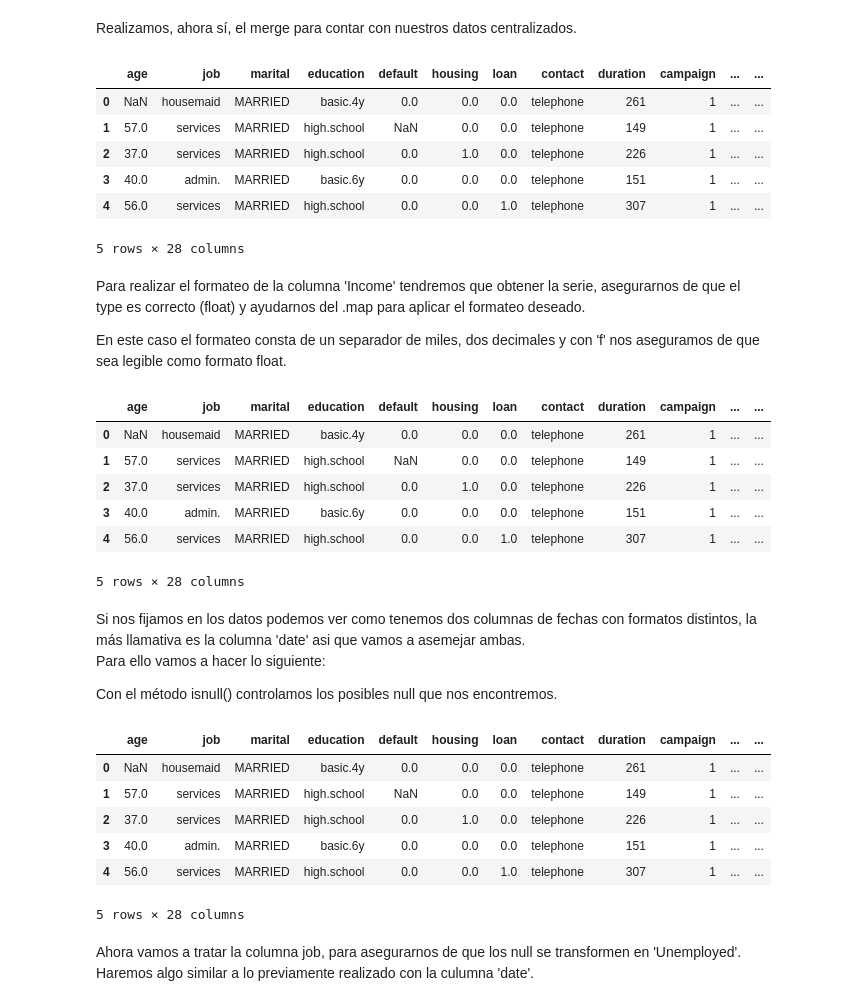
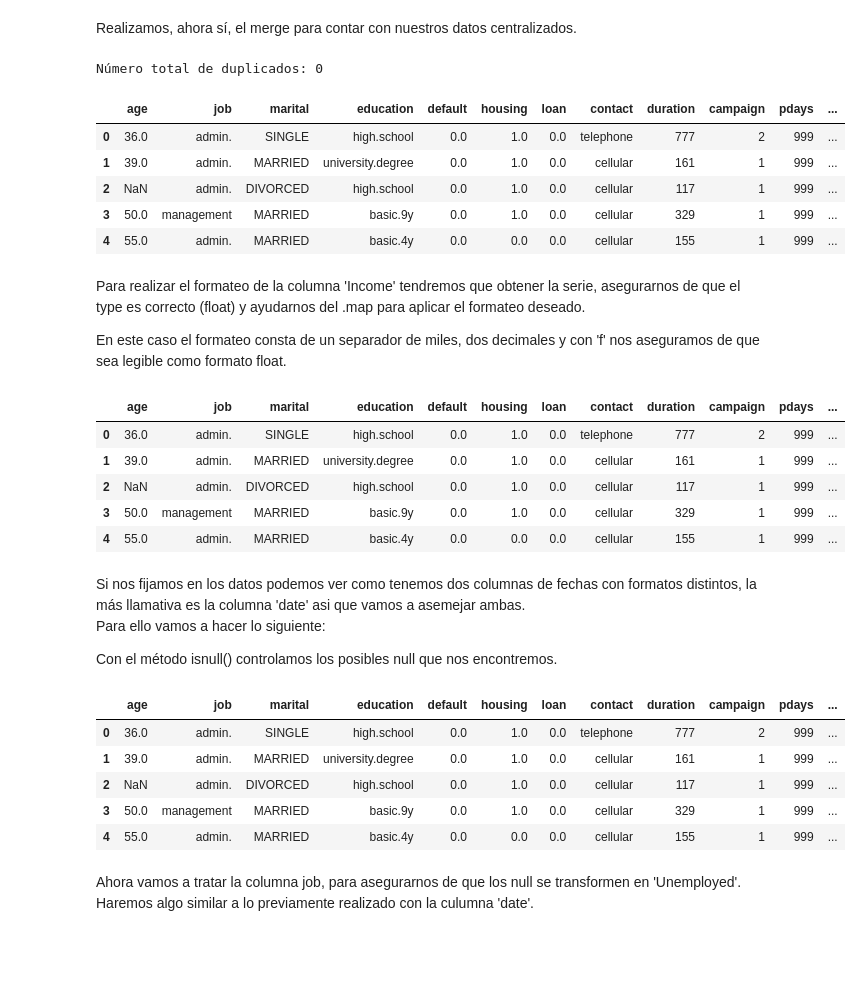
Before and after one commit to OscarCasahe/Python_for_data, a Jupyter notebook: dev/proyecto_EDA.ipynb, the cells around one changed output. Drawn from its saved outputs; the diff is of its cells as text; code cells hidden in the pictures; blank space fills up the shorter version.

Commit message:
Datos centralizados, falta limpiar datos aún y Renombrar muchas columnas

```diff
--- a/dev/proyecto_EDA.ipynb
+++ b/dev/proyecto_EDA.ipynb
@@ -47,3 +49,13 @@ datos_clientes_2012.head()
 | 2 | 147233 | 1 | 1 | 2012-02-02 | 5 | 3f9f49b5-e410-4948-bf6e-f9244f04918b |
 | 3 | 121393 | 1 | 2 | 2012-12-21 | 29 | 9991fafb-4447-451a-8be2-b0df6098d13e |
 | 4 | 63164 | 1 | 2 | 2012-06-20 | 20 | eca60b76-70b6-4077-80ba-bc52e8ebb0eb |
+# %%
+datos_clientes_2013 = pd.read_excel(
+    '../raw_data/customer-details.xlsx',
+    sheet_name='2013',
+    index_col=0,
+    header=0,
+    engine='openpyxl'
+)
+print('Clientes 2013')
+datos_clientes_2013.head()
@@ -49,0 +70,10 @@ datos_clientes_2012.head()
+# %%
+datos_clientes_2014 = pd.read_excel(
+    '../raw_data/customer-details.xlsx',
+    sheet_name='2014',
+    index_col=0,
+    header=0,
+    engine='openpyxl'
+)
+print('Clientes 2014')
+datos_clientes_2014.head()
@@ -51,15 +89,19 @@ datos_clientes_2012.head()
 Realizamos, ahora sí, el merge para contar con nuestros datos centralizados.
 # %%
 bank_data = datos_bancarios.merge(datos_clientes_2012, how= 'inner', on='ID')
+bank_data = datos_bancarios.merge(datos_clientes_2013, how= 'inner', on='ID')
+bank_data = datos_bancarios.merge(datos_clientes_2014, how= 'inner', on='ID')
+
+print(f'Número total de duplicados: {bank_data['ID'].duplicated().sum()}')
 bank_data.head()
 # %% [output]
+Número total de duplicados: 0
-|  | age | job | marital | education | default | housing | loan | contact | duration | campaign | ... | ... |
-| 0 | NaN | housemaid | MARRIED | basic.4y | 0.0 | 0.0 | 0.0 | telephone | 261 | 1 | ... | ... |
-| 1 | 57.0 | services | MARRIED | high.school | NaN | 0.0 | 0.0 | telephone | 149 | 1 | ... | ... |
-| 2 | 37.0 | services | MARRIED | high.school | 0.0 | 1.0 | 0.0 | telephone | 226 | 1 | ... | ... |
-| 3 | 40.0 | admin. | MARRIED | basic.6y | 0.0 | 0.0 | 0.0 | telephone | 151 | 1 | ... | ... |
-| 4 | 56.0 | services | MARRIED | high.school | 0.0 | 0.0 | 1.0 | telephone | 307 | 1 | ... | ... |
+|  | age | job | marital | education | default | housing | loan | contact | duration | campaign | pdays | ... |
+| 0 | 36.0 | admin. | SINGLE | high.school | 0.0 | 1.0 | 0.0 | telephone | 777 | 2 | 999 | ... |
+| 1 | 39.0 | admin. | MARRIED | university.degree | 0.0 | 1.0 | 0.0 | cellular | 161 | 1 | 999 | ... |
+| 2 | NaN | admin. | DIVORCED | high.school | 0.0 | 1.0 | 0.0 | cellular | 117 | 1 | 999 | ... |
+| 3 | 50.0 | management | MARRIED | basic.9y | 0.0 | 1.0 | 0.0 | cellular | 329 | 1 | 999 | ... |
+| 4 | 55.0 | admin. | MARRIED | basic.4y | 0.0 | 0.0 | 0.0 | cellular | 155 | 1 | 999 | ... |
-5 rows × 28 columns
 # %% [markdown]
 Para realizar el formateo de la columna 'Income' tendremos que obtener la serie, asegurarnos de que el type es correcto (float) y ayudarnos del .map para aplicar el formateo deseado.
 
@@ -70,13 +112,12 @@ bank_data['Formated_Income'] = bank_data['Income'].map('{:,.2f}€'.format)
 bank_data.drop('Income', axis=1, inplace=True) #Aquí estamos eliminando la columna antigua de 'Income'
 bank_data.head()
 # %% [output]
-|  | age | job | marital | education | default | housing | loan | contact | duration | campaign | ... | ... |
-| 0 | NaN | housemaid | MARRIED | basic.4y | 0.0 | 0.0 | 0.0 | telephone | 261 | 1 | ... | ... |
-| 1 | 57.0 | services | MARRIED | high.school | NaN | 0.0 | 0.0 | telephone | 149 | 1 | ... | ... |
-| 2 | 37.0 | services | MARRIED | high.school | 0.0 | 1.0 | 0.0 | telephone | 226 | 1 | ... | ... |
-| 3 | 40.0 | admin. | MARRIED | basic.6y | 0.0 | 0.0 | 0.0 | telephone | 151 | 1 | ... | ... |
-| 4 | 56.0 | services | MARRIED | high.school | 0.0 | 0.0 | 1.0 | telephone | 307 | 1 | ... | ... |
+|  | age | job | marital | education | default | housing | loan | contact | duration | campaign | pdays | ... |
+| 0 | 36.0 | admin. | SINGLE | high.school | 0.0 | 1.0 | 0.0 | telephone | 777 | 2 | 999 | ... |
+| 1 | 39.0 | admin. | MARRIED | university.degree | 0.0 | 1.0 | 0.0 | cellular | 161 | 1 | 999 | ... |
+| 2 | NaN | admin. | DIVORCED | high.school | 0.0 | 1.0 | 0.0 | cellular | 117 | 1 | 999 | ... |
+| 3 | 50.0 | management | MARRIED | basic.9y | 0.0 | 1.0 | 0.0 | cellular | 329 | 1 | 999 | ... |
+| 4 | 55.0 | admin. | MARRIED | basic.4y | 0.0 | 0.0 | 0.0 | cellular | 155 | 1 | 999 | ... |
-5 rows × 28 columns
 # %% [markdown]
 Si nos fijamos en los datos podemos ver como tenemos dos columnas de fechas con formatos distintos, la más llamativa es la columna 'date' asi que vamos a asemejar ambas.
 Para ello vamos a hacer lo siguiente:
@@ -100,13 +141,12 @@ bank_data['date'] = bank_data['date'].apply(format_date)
 
 bank_data.head()
 # %% [output]
-|  | age | job | marital | education | default | housing | loan | contact | duration | campaign | ... | ... |
-| 0 | NaN | housemaid | MARRIED | basic.4y | 0.0 | 0.0 | 0.0 | telephone | 261 | 1 | ... | ... |
-| 1 | 57.0 | services | MARRIED | high.school | NaN | 0.0 | 0.0 | telephone | 149 | 1 | ... | ... |
-| 2 | 37.0 | services | MARRIED | high.school | 0.0 | 1.0 | 0.0 | telephone | 226 | 1 | ... | ... |
-| 3 | 40.0 | admin. | MARRIED | basic.6y | 0.0 | 0.0 | 0.0 | telephone | 151 | 1 | ... | ... |
-| 4 | 56.0 | services | MARRIED | high.school | 0.0 | 0.0 | 1.0 | telephone | 307 | 1 | ... | ... |
+|  | age | job | marital | education | default | housing | loan | contact | duration | campaign | pdays | ... |
+| 0 | 36.0 | admin. | SINGLE | high.school | 0.0 | 1.0 | 0.0 | telephone | 777 | 2 | 999 | ... |
+| 1 | 39.0 | admin. | MARRIED | university.degree | 0.0 | 1.0 | 0.0 | cellular | 161 | 1 | 999 | ... |
+| 2 | NaN | admin. | DIVORCED | high.school | 0.0 | 1.0 | 0.0 | cellular | 117 | 1 | 999 | ... |
+| 3 | 50.0 | management | MARRIED | basic.9y | 0.0 | 1.0 | 0.0 | cellular | 329 | 1 | 999 | ... |
+| 4 | 55.0 | admin. | MARRIED | basic.4y | 0.0 | 0.0 | 0.0 | cellular | 155 | 1 | 999 | ... |
-5 rows × 28 columns
 # %% [markdown]
 Ahora vamos a tratar la columna job, para asegurarnos de que los null se transformen en 'Unemployed'.
 Haremos algo similar a lo previamente realizado con la culumna 'date'.
```
Also changed, not shown: parts of 9 cells of this notebook, 1 other file.
